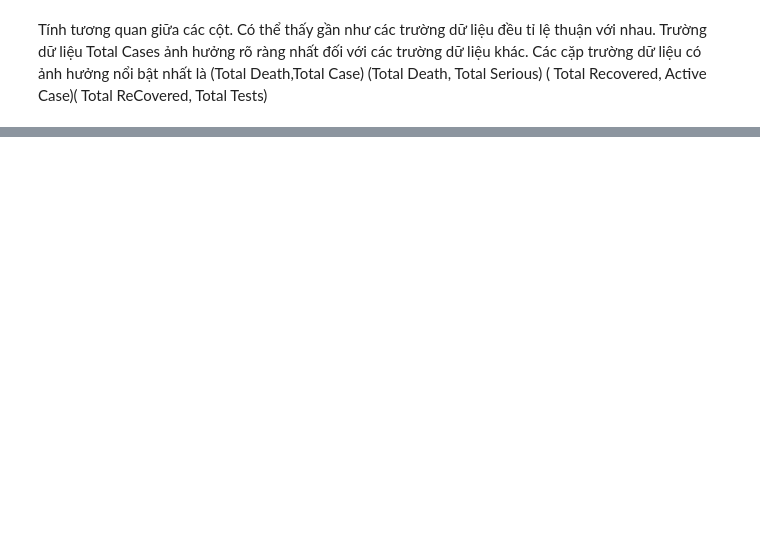
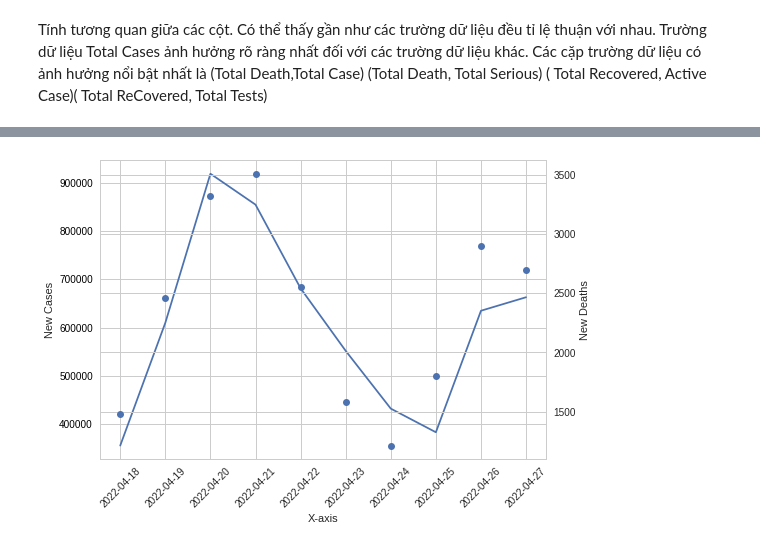
Before and after one commit to LeKiet258/DATA_VIZ_LAB01, a Jupyter notebook: Relationship.ipynb, the cells around one changed output, grey strips where cells are left out. Cells and saved outputs as stored; diff of their text form; code cells hidden in the pictures; blank space fills up the shorter version.

```diff
--- a/Relationship.ipynb
+++ b/Relationship.ipynb
@@ -392,0 +429,28 @@ Tính tương quan giữa các cột. Có thể thấy gần như các trường
+# %%
+base = f'{cwd}/Worldometer-data/'
+df_world_time = pd.DataFrame()
+
+with open('data_world_time.csv', 'w') as f:
+  for d in range(18,28,1):
+    day = f'{d}-04-2022'
+    name_temp = f'table_{day}_raw.csv'
+    df_temp = pd.read_csv(base+name_temp)
+    df_temp.drop(columns='Unnamed: 0', inplace=True)
+    df = df_temp[df_temp['Country, Other'] == 'World']
+    df['day'] = day
+    df_world_time = pd.concat([df_world_time, df], axis=0)
+
+print(df_world_time.shape)
+
+df_world_time = df_world_time[['Total Cases', 'New Cases', 'Total Deaths',
+       'New Deaths', 'Total Recovered', 'New Recovered', 'Active Cases',
+       'Serious, Critical', 'Tot Cases/1M pop', 'Deaths/1M pop','day']]
+
+df_world_time[['New Cases', 'New Deaths', 'New Recovered']] = df_world_time[['New Cases', 'New Deaths', 'New Recovered']].applymap( \
+                                              lambda x: x if x != x else float(x[1:].replace(',', '')))
+
+cols = list(df_world_time)
+num_cols = list(set(cols).difference(set(['New Cases', 'New Deaths', 'New Recovered', 'Country','day'])))
+df_world_time[num_cols] = df_world_time[num_cols].applymap(lambda x: x if x != x else float(x.replace(',', '')))
+df_world_time['day'] = pd.to_datetime(df_world_time['day'])#,format= '%d-%m-%y')
+df_world_time.head()
@@ -392,0 +470,17 @@ Tính tương quan giữa các cột. Có thể thấy gần như các trường
+# %%
+fig, ax1 = plt.subplots()
+
+ax1.set_xlabel('X-axis')
+ax1.set_ylabel('New Cases')
+plot_1 = ax1.plot(df_world_time['day'], df_world_time['New Cases'])
+ax1.tick_params(axis ='y', labelcolor = 'black')
+ax1.set_xticklabels(df_world_time['day'],rotation=45)
+
+ax2 = ax1.twinx()
+
+ax2.set_ylabel('New Deaths')
+plot_2 = ax2.plot(df_world_time['day'],df_world_time['New Deaths'],'o')
+
+plt.show()
+# %% [output]
+[figure, added]
```
Also changed, not shown: parts of 24 cells of this notebook.
